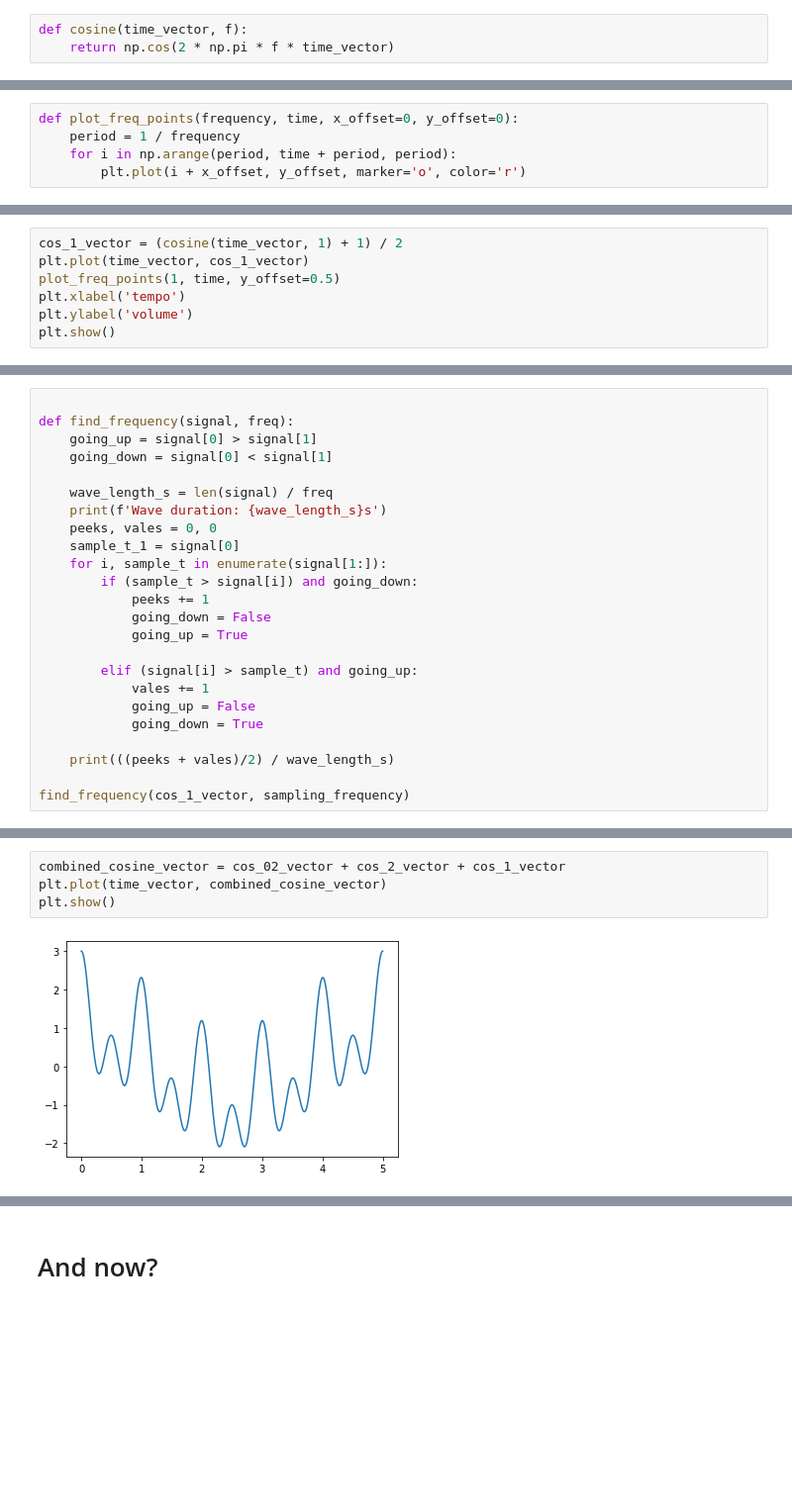
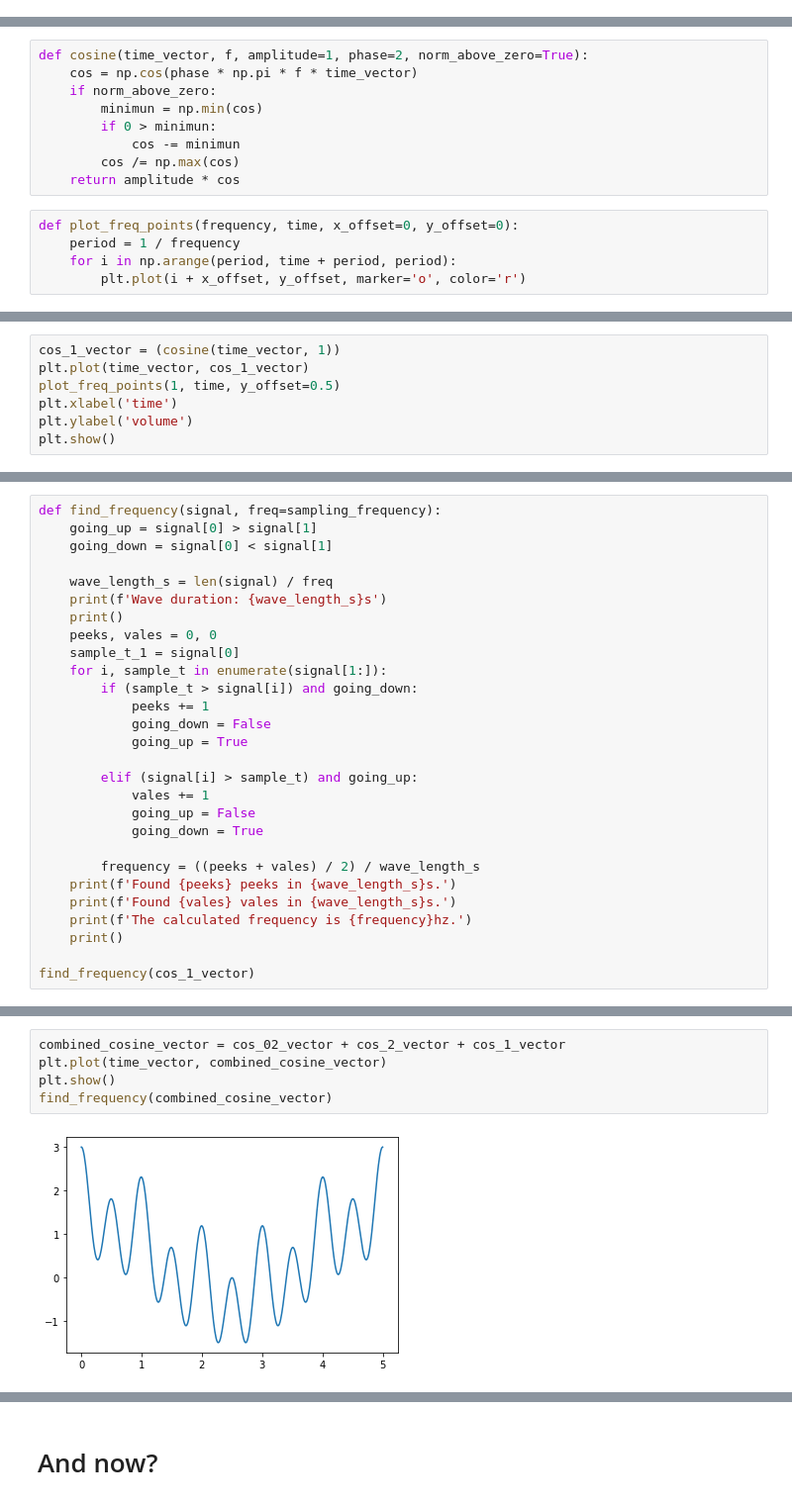
Before and after one commit to pedrogyrao/math_music, a Jupyter notebook: frequency vs time domains.ipynb, the cells around one changed output, grey strips where cells are left out. Shown: that part at 99% size. Drawn from its saved outputs; the diff is of its cells as text; blank space fills up the shorter version.

```diff
--- a/frequency vs time domains.ipynb
+++ b/frequency vs time domains.ipynb
@@ -75,5 +72,2 @@ print(json_string)
 # %% [markdown]
 # cosines
-# %%
-def cosine(time_vector, f):
-    return np.cos(2 * np.pi * f * time_vector)
@@ -80,3 +76,12 @@ def cosine(time_vector, f):
+# %%
+def cosine(time_vector, f, amplitude=1, phase=2, norm_above_zero=True):
+    cos = np.cos(phase * np.pi * f * time_vector)
+    if norm_above_zero:
+        minimun = np.min(cos)
+        if 0 > minimun:
+            cos -= minimun
+        cos /= np.max(cos)
+    return amplitude * cos
 # %%
 def plot_freq_points(frequency, time, x_offset=0, y_offset=0):
     period = 1 / frequency
@@ -93,8 +94,8 @@ plt.show()
 # %%
-cos_1_vector = (cosine(time_vector, 1) + 1) / 2
+cos_1_vector = (cosine(time_vector, 1))
 plt.plot(time_vector, cos_1_vector)
 plot_freq_points(1, time, y_offset=0.5)
-plt.xlabel('tempo')
+plt.xlabel('time')
 plt.ylabel('volume')
 plt.show()
 # %% [output]
@@ -110,11 +110,11 @@ plt.show()
 # %%
-
-def find_frequency(signal, freq):
+def find_frequency(signal, freq=sampling_frequency):
     going_up = signal[0] > signal[1]
     going_down = signal[0] < signal[1]
 
     wave_length_s = len(signal) / freq
     print(f'Wave duration: {wave_length_s}s')
+    print()
     peeks, vales = 0, 0
     sample_t_1 = signal[0]
     for i, sample_t in enumerate(signal[1:]):
@@ -128,8 +128,12 @@ def find_frequency(signal, freq):
             going_up = False
             going_down = True
 
-    print(((peeks + vales)/2) / wave_length_s)
+        frequency = ((peeks + vales) / 2) / wave_length_s
+    print(f'Found {peeks} peeks in {wave_length_s}s.')
+    print(f'Found {vales} vales in {wave_length_s}s.')
+    print(f'The calculated frequency is {frequency}hz.')
+    print()
 
-find_frequency(cos_1_vector, sampling_frequency)
+find_frequency(cos_1_vector)
 # %% [output]
 Wave duration: 5.0s
@@ -151,6 +170,7 @@ plt.show()
 # %%
 combined_cosine_vector = cos_02_vector + cos_2_vector + cos_1_vector
 plt.plot(time_vector, combined_cosine_vector)
 plt.show()
+find_frequency(combined_cosine_vector)
 # %% [output]
-[figure, old version]
+[figure, new version]
```
Also changed, not shown: parts of 20 cells of this notebook.
